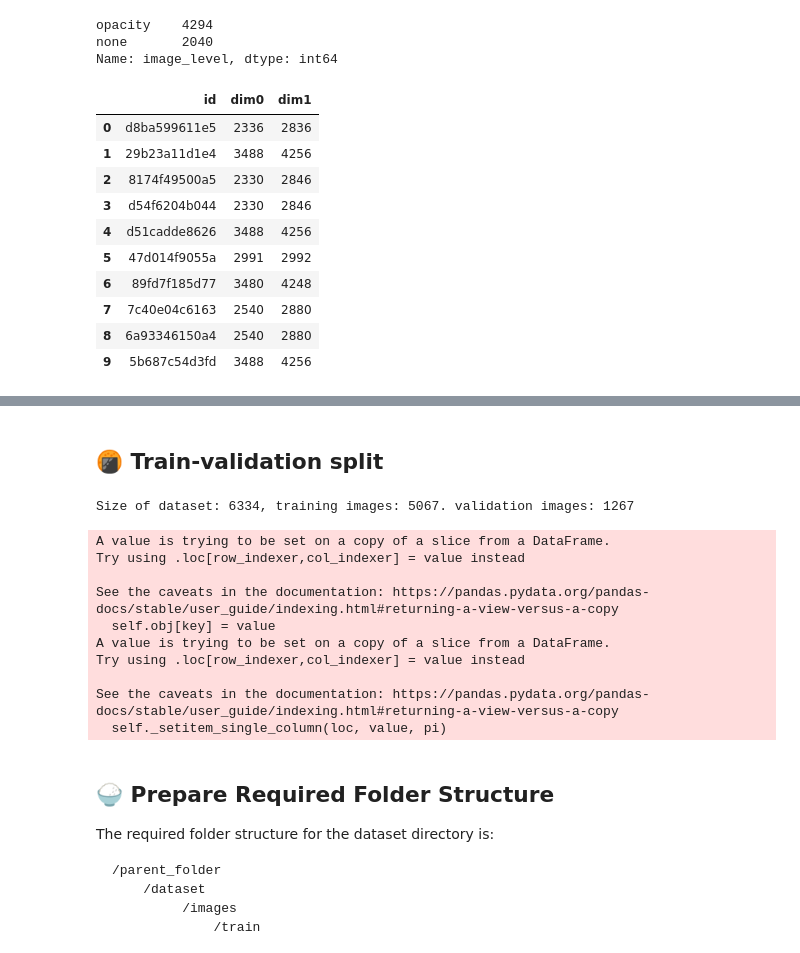
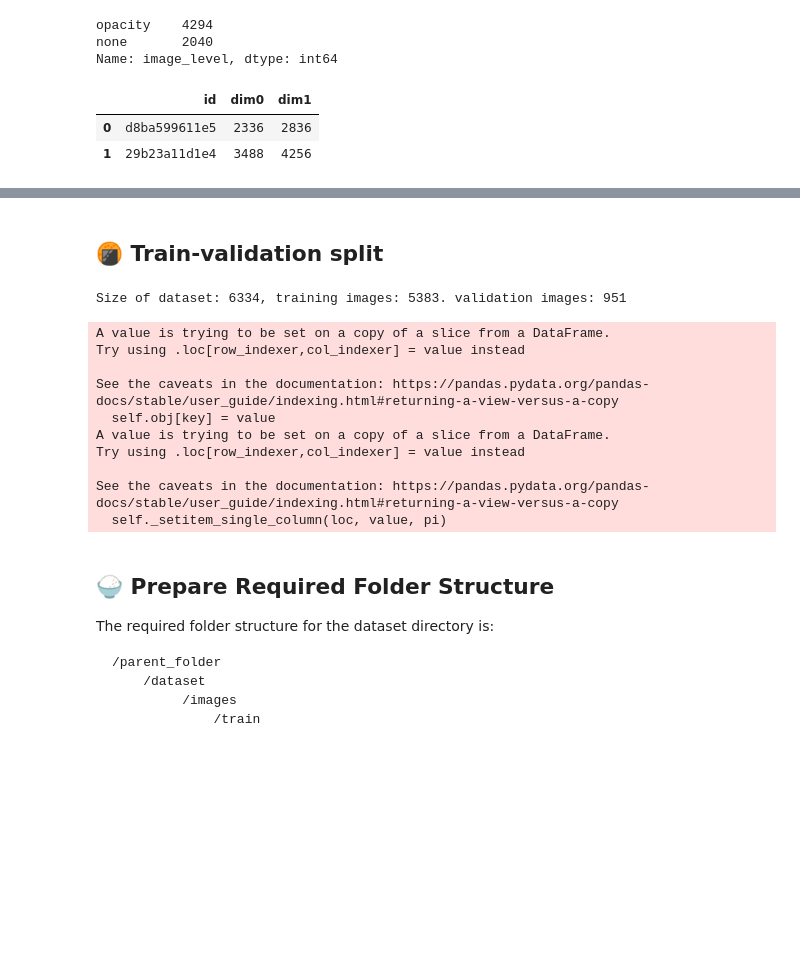
Before and after one commit to kperkins411/kaggle_SIIM_COVID_Detection, a Jupyter notebook: train-covid-19-detection-using-yolov5.ipynb, the cells around one changed output, grey strips where cells are left out. Drawn from its saved outputs; the diff is of its cells as text; code cells hidden in the pictures; blank space fills up the shorter version.

```diff
--- a/train-covid-19-detection-using-yolov5.ipynb
+++ b/train-covid-19-detection-using-yolov5.ipynb
@@ -143,24 +136,16 @@ Name: image_level, dtype: int64
 # %%
 # Load meta.csv file
 # Original dimensions are required to scale the bounding box coordinates appropriately.
 meta_df = pd.read_csv('input/siim-covid19-resized-to-512px-png/meta.csv')
 train_meta_df = meta_df.loc[meta_df.split == 'train']
 train_meta_df = train_meta_df.drop('split', axis=1)
 train_meta_df.columns = ['id', 'dim0', 'dim1']
 
-train_meta_df.head(10)
+train_meta_df.head(2)
 # %% [output]
 |  | id | dim0 | dim1 |
 | 0 | d8ba599611e5 | 2336 | 2836 |
 | 1 | 29b23a11d1e4 | 3488 | 4256 |
-| 2 | 8174f49500a5 | 2330 | 2846 |
-| 3 | d54f6204b044 | 2330 | 2846 |
-| 4 | d51cadde8626 | 3488 | 4256 |
-| 5 | 47d014f9055a | 2991 | 2992 |
-| 6 | 89fd7f185d77 | 3480 | 4248 |
-| 7 | 7c40e04c6163 | 2540 | 2880 |
-| 8 | 6a93346150a4 | 2540 | 2880 |
-| 9 | 5b687c54d3fd | 3488 | 4256 |
 # %%
 # Merge both the dataframes
 df = df.merge(train_meta_df, on='id',how="left")
@@ -173,7 +158,7 @@ df.head(2)
 ## 🍘 Train-validation split
 # %%
 # Create train and validation split.
-train_df, valid_df = train_test_split(df, test_size=0.2, random_state=42, stratify=df.image_level.values)
+train_df, valid_df = train_test_split(df, test_size=VAL_SPLIT, random_state=RANDOM_SEED, stratify=df.image_level.values)
 
 train_df.loc[:, 'split'] = 'train'
 valid_df.loc[:, 'split'] = 'valid'
@@ -181,7 +166,7 @@ valid_df.loc[:, 'split'] = 'valid'
 df = pd.concat([train_df, valid_df]).reset_index(drop=True)
 print(f'Size of dataset: {len(df)}, training images: {len(train_df)}. validation images: {len(valid_df)}')
 # %% [output]
-Size of dataset: 6334, training images: 5067. validation images: 1267
+Size of dataset: 6334, training images: 5383. validation images: 951
 A value is trying to be set on a copy of a slice from a DataFrame.
 Try using .loc[row_indexer,col_indexer] = value instead
 
```
Also changed, not shown: parts of 39 cells of this notebook, 3 other files.
